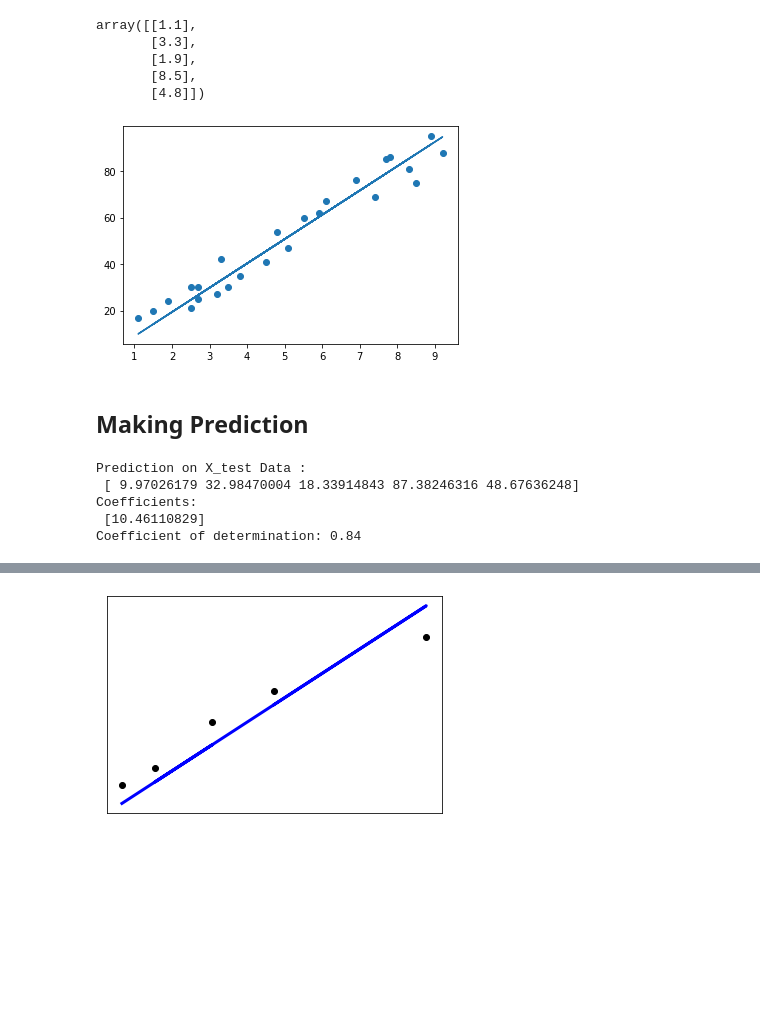
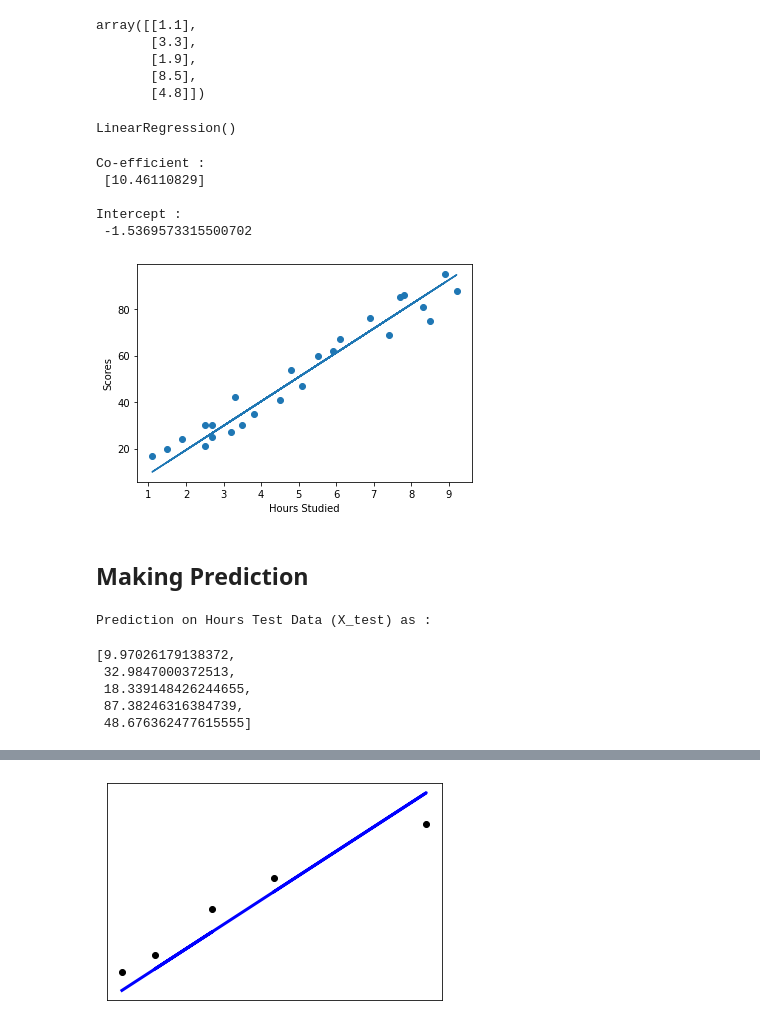
Before and after one commit to shribiyani/The-Spark-Foundation-Tasks, a Jupyter notebook: Task 1 - Prediction using Supervised ML.ipynb, the cells around one changed output, grey strips where cells are left out. Saved outputs shown, nothing was run; the diff lists cells and outputs as text; code cells hidden in the pictures; blank space fills up the shorter version.

```diff
--- a/Task 1 - Prediction using Supervised ML.ipynb
+++ b/Task 1 - Prediction using Supervised ML.ipynb
@@ -161,39 +247,50 @@ array([[1.1],
        [1.9],
        [8.5],
        [4.8]])
+# %%
+# Create linear regression object
+lin_reg = LinearRegression()
+
+# Train the model using the training sets
+lin_reg.fit(X_train, y_train)
+# %% [output]
+LinearRegression()
+# %%
+# Checking Co-efficient
+print("Co-efficient : \n", lin_reg.coef_ , "\n")
+
+# Checking Intercept
+print("Intercept : \n", lin_reg.intercept_ ,"\n" )
+# %% [output]
+Co-efficient :
+ [10.46110829]
+
+Intercept :
+ -1.5369573315500702
 # %%
-# Create linear regression object
-lin_reg = LinearRegression()
-
-# Train the model using the training sets
-lin_reg.fit(X_train, y_train)
-
 # Plotting the regression line
 line = lin_reg.coef_*X+lin_reg.intercept_
 
 # Plotting for the test data
 plt.scatter(X, y)
-plt.plot(X, line);
+plt.plot(X, line)
+plt.xlabel("Hours Studied")
+plt.ylabel("Scores")
 plt.show()
 # %% [output]
-[figure, old version]
+[figure, new version]
 # %% [markdown]
 ## Making Prediction
 # %%
 # Making predictions using the testing set
-pred = lin_reg.predict(X_test)
+y_pred = lin_reg.predict(X_test)
 
-print("Prediction on X_test Data : \n", pred)
-
-# The coefficients
-print('Coefficients: \n', lin_reg.coef_)
-
-# The coefficient of determination: 1 is perfect prediction
-print('Coefficient of determination: %.2f'
-      % r2_score(y_test, pred))
+print("Prediction on Hours Test Data (X_test) as : \n")
+list(y_pred)
 # %% [output]
-Prediction on X_test Data :
- [ 9.97026179 32.98470004 18.33914843 87.38246316 48.67636248]
-Coefficients:
- [10.46110829]
-Coefficient of determination: 0.84
+Prediction on Hours Test Data (X_test) as :
+[9.97026179138372,
+ 32.9847000372513,
+ 18.339148426244655,
+ 87.38246316384739,
+ 48.676362477615555]
```
Also changed, not shown: parts of 29 cells of this notebook.
